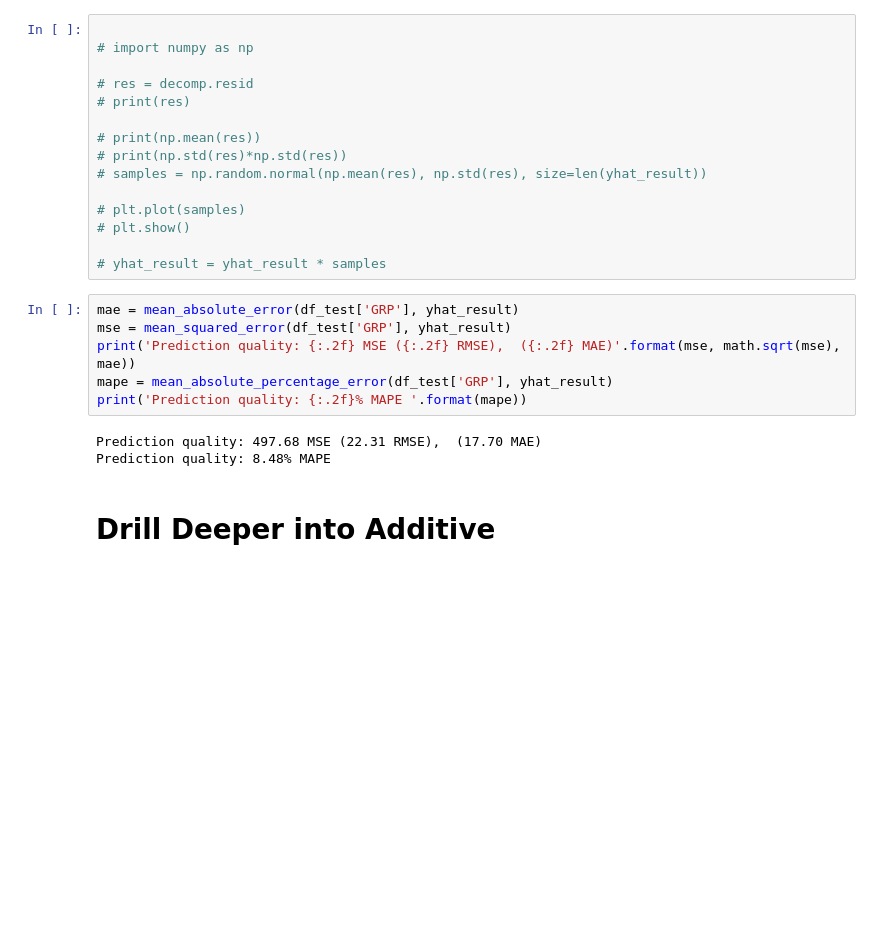
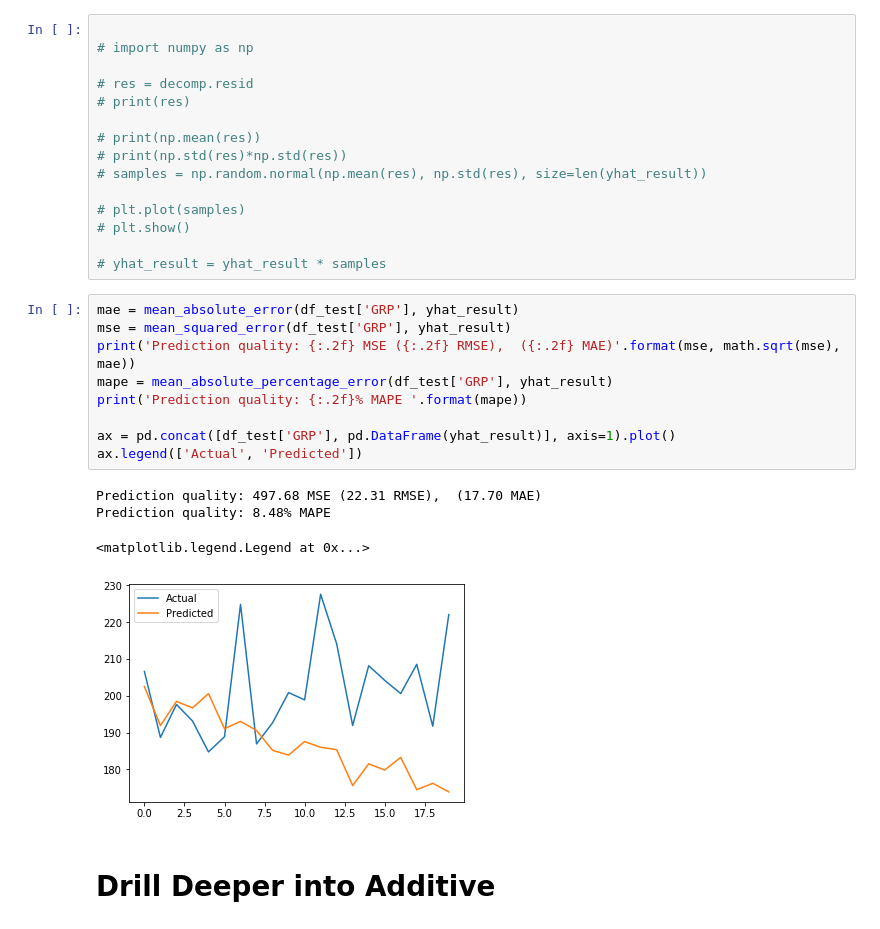
Before and after one commit to lppier/Indian_TV_Time_Series, a Jupyter notebook: Decompositional Methods.ipynb, the cells around one changed output. Saved outputs shown, nothing was run; the diff lists cells and outputs as text; blank space fills up the shorter version.

```diff
--- a/Decompositional Methods.ipynb
+++ b/Decompositional Methods.ipynb
@@ -224,12 +243,17 @@ Add random noise according to specs of the residual
 # %%
 mae = mean_absolute_error(df_test['GRP'], yhat_result)
 mse = mean_squared_error(df_test['GRP'], yhat_result)
 print('Prediction quality: {:.2f} MSE ({:.2f} RMSE),  ({:.2f} MAE)'.format(mse, math.sqrt(mse), mae))
 mape = mean_absolute_percentage_error(df_test['GRP'], yhat_result)
 print('Prediction quality: {:.2f}% MAPE '.format(mape))
+
+ax = pd.concat([df_test['GRP'], pd.DataFrame(yhat_result)], axis=1).plot()
+ax.legend(['Actual', 'Predicted'])
 # %% [output]
 Prediction quality: 497.68 MSE (22.31 RMSE),  (17.70 MAE)
 Prediction quality: 8.48% MAPE
+<matplotlib.legend.Legend at 0x...>
+[figure, added]
 # %% [markdown]
 # Drill Deeper into Additive
 # %%
```
Also changed, not shown: parts of 10 cells of this notebook, 1 other file.
